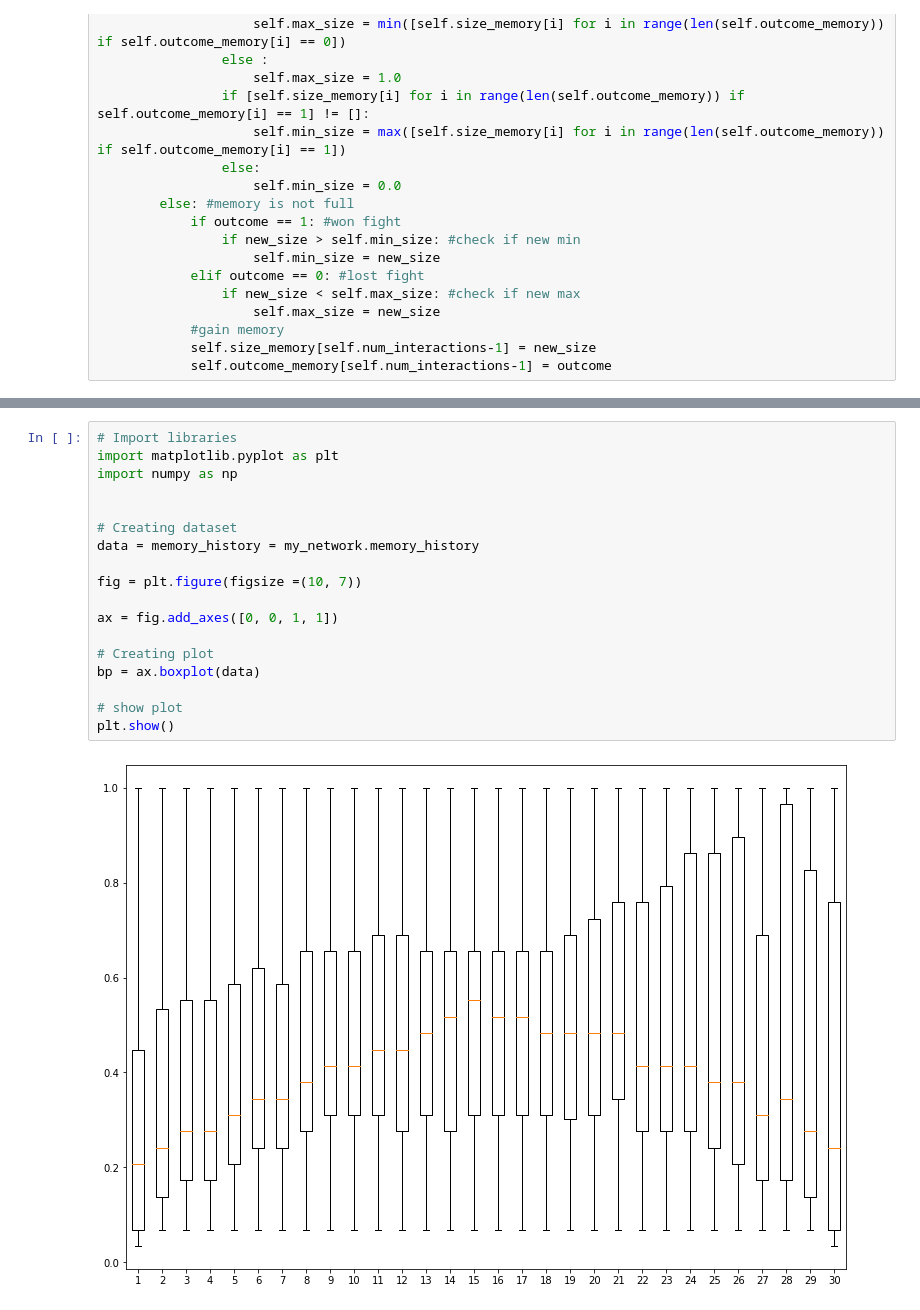
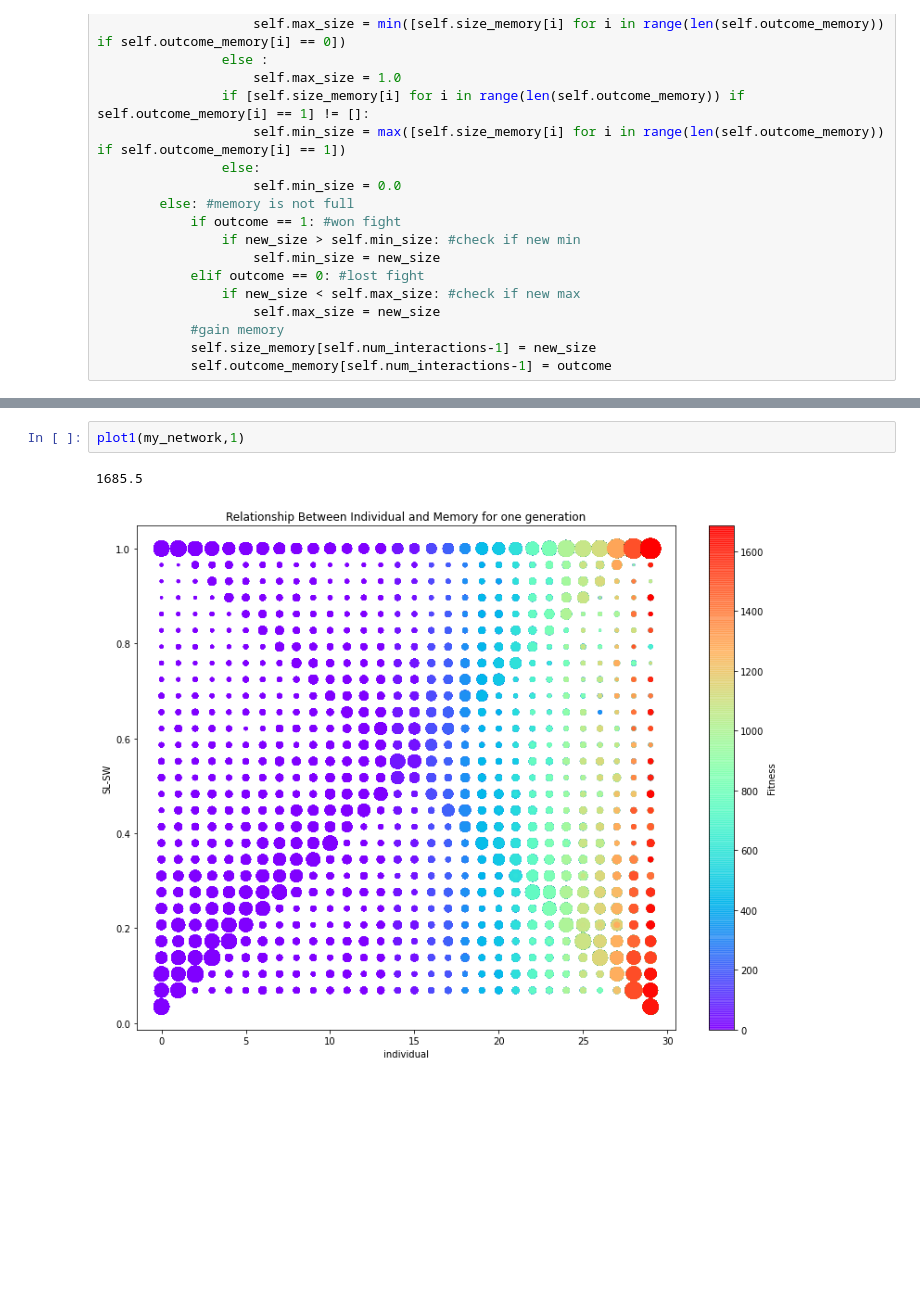
Before and after one commit to aprili1u/Fish-Network, a Jupyter notebook: Network_v5.ipynb, the cells around one changed output, grey strips where cells are left out. Saved outputs shown, nothing was run; the diff lists cells and outputs as text; blank space fills up the shorter version.

Commit message:
Plots are put as functions

```diff
--- a/Network_v5.ipynb
+++ b/Network_v5.ipynb
@@ -463,20 +473,5 @@ plt.show()
-# %%
-# Import libraries
-import matplotlib.pyplot as plt
-import numpy as np
-
-
-# Creating dataset
-data = memory_history = my_network.memory_history
-
-fig = plt.figure(figsize =(10, 7))
-
-ax = fig.add_axes([0, 0, 1, 1])
-
-# Creating plot
-bp = ax.boxplot(data)
-
-# show plot
-plt.show()
-# %% [output]
-[figure, removed]
+# %%
+plot1(my_network,1)
+# %% [output]
+1685.5
+[figure, added]
```
Also changed, not shown: parts of 6 cells of this notebook.
